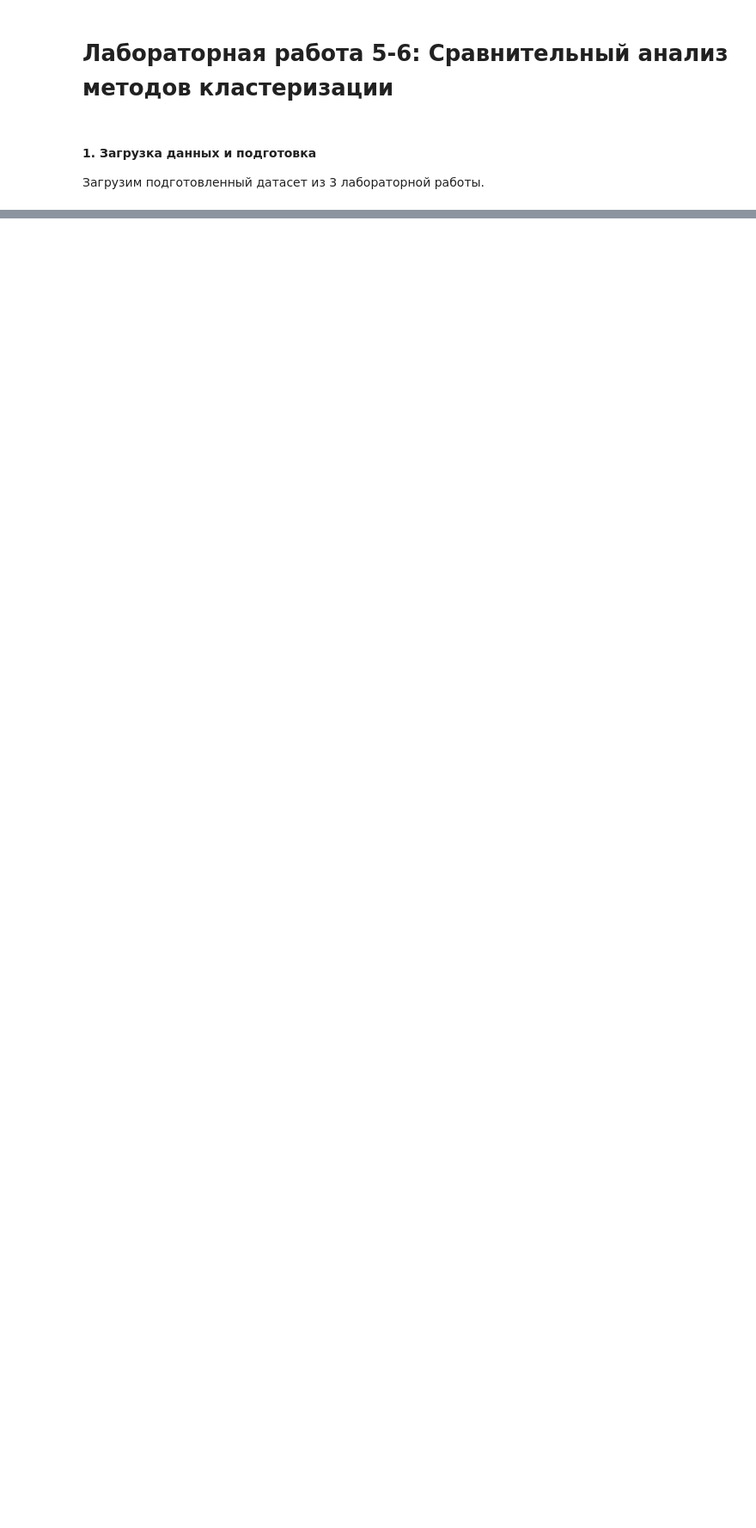
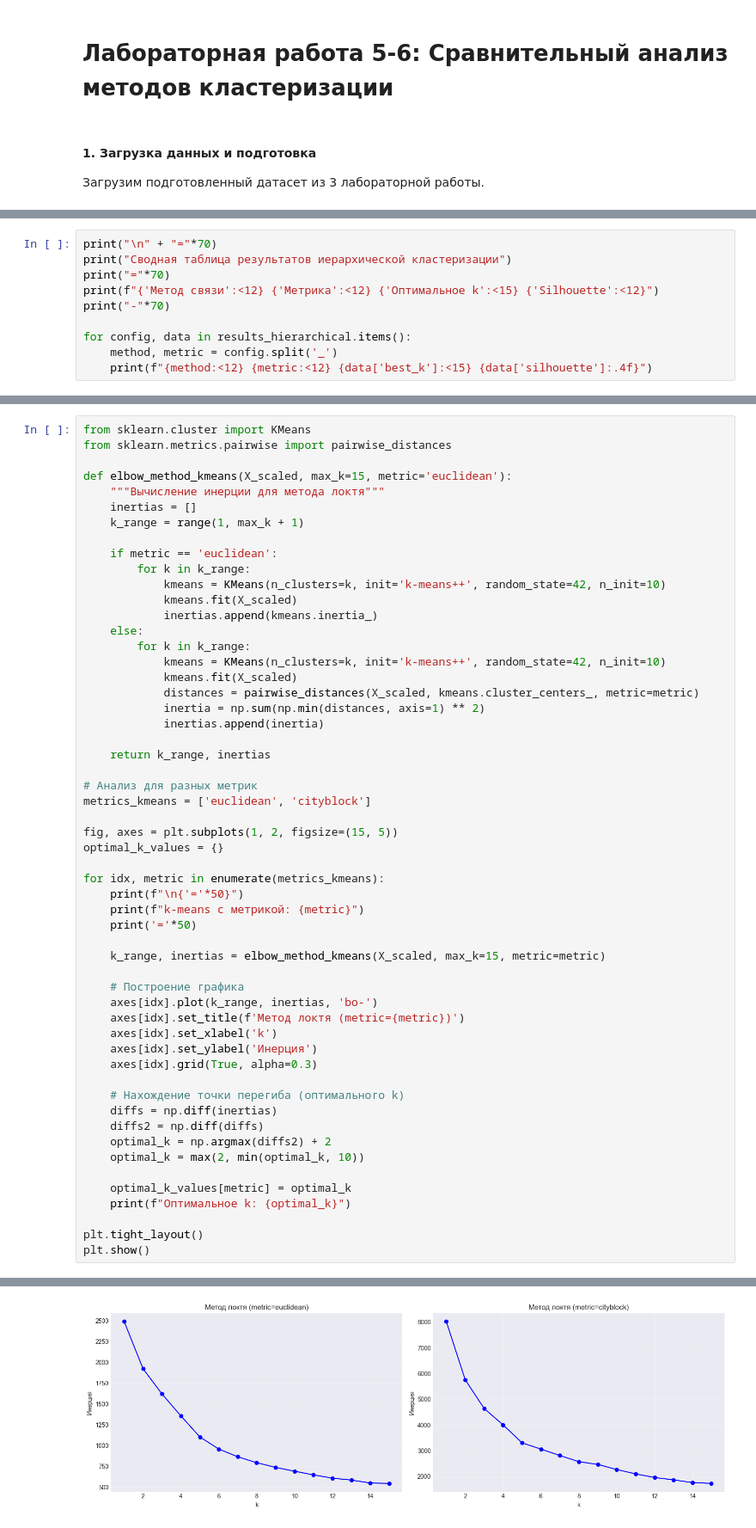
Before and after one commit to Ainur-Makhmutov/MAD-LABs, a Jupyter notebook: 5_laba.ipynb, the cells around one changed output, grey strips where cells are left out. Shown at 86% size. Saved outputs shown, nothing was run; the diff lists cells and outputs as text; blank space fills up the shorter version.

```diff
--- a/5_laba.ipynb
+++ b/5_laba.ipynb
@@ -45,0 +194,10 @@ df.head()
+# %%
+print("\n" + "="*70)
+print("Сводная таблица результатов иерархической кластеризации")
+print("="*70)
+print(f"{'Метод связи':<12} {'Метрика':<12} {'Оптимальное k':<15} {'Silhouette':<12}")
+print("-"*70)
+
+for config, data in results_hierarchical.items():
+    method, metric = config.split('_')
+    print(f"{method:<12} {metric:<12} {data['best_k']:<15} {data['silhouette']:.4f}")
@@ -45,0 +221,56 @@ df.head()
+# %%
+from sklearn.cluster import KMeans
+from sklearn.metrics.pairwise import pairwise_distances
+
+def elbow_method_kmeans(X_scaled, max_k=15, metric='euclidean'):
+    """Вычисление инерции для метода локтя"""
+    inertias = []
+    k_range = range(1, max_k + 1)
+
+    if metric == 'euclidean':
+        for k in k_range:
+            kmeans = KMeans(n_clusters=k, init='k-means++', random_state=42, n_init=10)
+            kmeans.fit(X_scaled)
+            inertias.append(kmeans.inertia_)
+    else:
+        for k in k_range:
+            kmeans = KMeans(n_clusters=k, init='k-means++', random_state=42, n_init=10)
+            kmeans.fit(X_scaled)
+            distances = pairwise_distances(X_scaled, kmeans.cluster_centers_, metric=metric)
+            inertia = np.sum(np.min(distances, axis=1) ** 2)
+            inertias.append(inertia)
+
+    return k_range, inertias
+
+# Анализ для разных метрик
+metrics_kmeans = ['euclidean', 'cityblock']
+
+fig, axes = plt.subplots(1, 2, figsize=(15, 5))
+optimal_k_values = {}
+
+for idx, metric in enumerate(metrics_kmeans):
+    print(f"\n{'='*50}")
+    print(f"k-means с метрикой: {metric}")
+    print('='*50)
+
+    k_range, inertias = elbow_method_kmeans(X_scaled, max_k=15, metric=metric)
+
+    # Построение графика
+    axes[idx].plot(k_range, inertias, 'bo-')
+    axes[idx].set_title(f'Метод локтя (metric={metric})')
+    axes[idx].set_xlabel('k')
+    axes[idx].set_ylabel('Инерция')
+    axes[idx].grid(True, alpha=0.3)
+
+    # Нахождение точки перегиба (оптимального k)
+    diffs = np.diff(inertias)
+    diffs2 = np.diff(diffs)
+    optimal_k = np.argmax(diffs2) + 2
+    optimal_k = max(2, min(optimal_k, 10))
+
+    optimal_k_values[metric] = optimal_k
+    print(f"Оптимальное k: {optimal_k}")
+
+plt.tight_layout()
+plt.show()
+# %% [output]
@@ -45,0 +286 @@ df.head()
+[figure, added]
```
Also changed, not shown: parts of 27 cells of this notebook, 1 other file.
